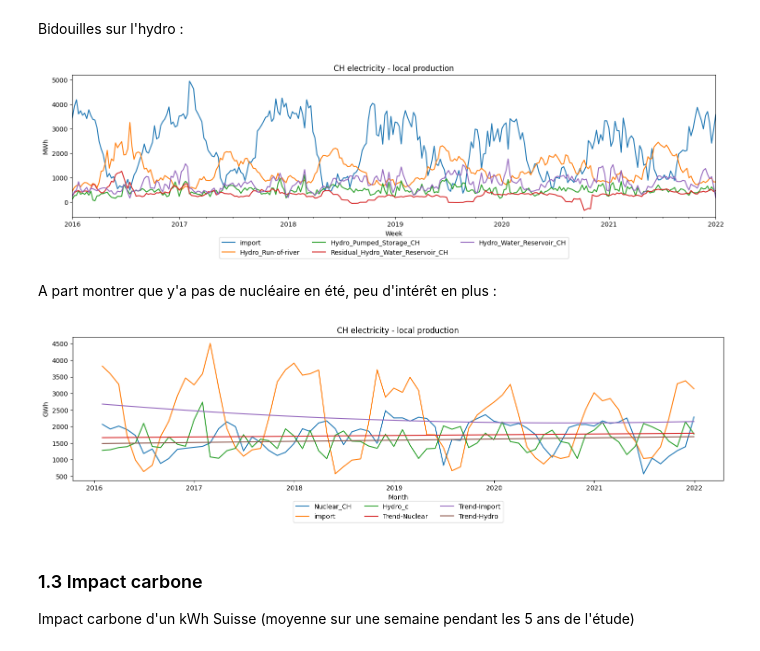
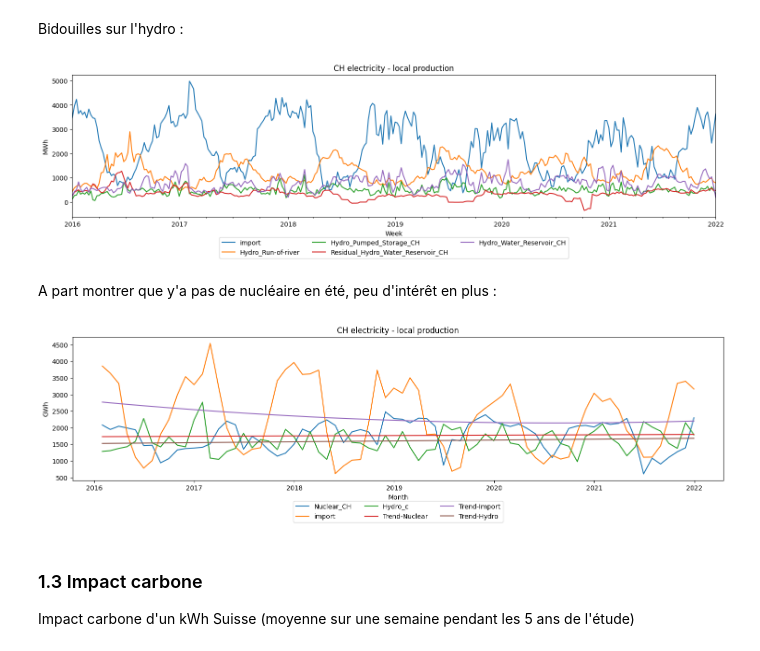
Before and after one commit to LESBAT-HEIG-VD/EcoDynElec, a Jupyter notebook: etude_stat/etude_gwp_impact.ipynb, the cells around one changed output. Drawn from its saved outputs; the diff is of its cells as text; code cells hidden in the pictures.

```diff
--- a/etude_stat/etude_gwp_impact.ipynb
+++ b/etude_stat/etude_gwp_impact.ipynb
@@ -225,21 +227,21 @@ Bidouilles sur l'hydro :
 # %%
 fig, ax1 = plt.subplots(1, 1, figsize=(18, 4))
 ax1.set_title('CH electricity - local production')
 
-df = raw_production['raw_df'].resample('W').mean()
+df = raw_consumption_by_src['raw_df'].resample('W').mean()
 df = df.drop(df.loc[:, [not k.endswith('CH') or 'Mix' in k for k in df.columns]], axis=1)
 #local_cols = df.mean().nlargest(6).index.tolist()
 local_cols = ['Residual_Hydro_Run-of-river_and_poundage_CH', 'Hydro_Run-of-river_and_poundage_CH']
 df['Hydro_Run-of-river'] = df[local_cols].sum(axis=1)
-df['import'] = (raw_production['df']['sum'] - raw_production['df']['CH']).resample('W').mean()
+df['import'] = (raw_consumption_by_src['df']['sum'] - raw_consumption_by_src['df']['CH']).resample('W').mean()
 df[['import', 'Hydro_Run-of-river', 'Hydro_Pumped_Storage_CH', 'Residual_Hydro_Water_Reservoir_CH',
     'Hydro_Water_Reservoir_CH']].plot(ax=ax1, legend=False)
 plt.xlabel('Week')
 plt.ylabel('MWh')
 
 ax1.legend(loc='upper center', ncol=3, bbox_to_anchor=(0.5, -0.12));
 # %% [output]
-[figure, old version]
+[figure, new version]
 # %% [markdown]
 A part montrer que y'a pas de nucléaire en été, peu d'intérêt en plus :
 # %%
@@ -248,12 +250,12 @@ from etude_stat.analysis_functions import plot_trend
 fig, ax1 = plt.subplots(1, 1, figsize=(18, 4))
 ax1.set_title('CH electricity - local production')
 
-df = raw_production['raw_df'].resample('M').mean()
+df = raw_consumption_by_src['raw_df'].resample('M').mean()
 df = df.drop(df.loc[:, [not k.endswith('CH') or 'Mix' in k for k in df.columns]], axis=1)
 #local_cols = df.mean().nlargest(6).index.tolist()
 local_cols = ['Residual_Hydro_Water_Reservoir_CH', 'Hydro_Pumped_Storage_CH', 'Hydro_Water_Reservoir_CH']
 df['Hydro_c'] = df[local_cols].sum(axis=1)
-df['import'] = (raw_production['df']['sum'] - raw_production['df']['CH']).resample('M').mean()
+df['import'] = (raw_consumption_by_src['df']['sum'] - raw_consumption_by_src['df']['CH']).resample('M').mean()
 cols = ['Nuclear_CH', 'import', 'Hydro_c']
 for col in cols:
     ax1.plot(df.index, df[col], label=col)
@@ -265,7 +267,7 @@ plt.ylabel('GWh')
 
 ax1.legend(loc='upper center', ncol=3, bbox_to_anchor=(0.5, -0.12));
 # %% [output]
-[figure, old version]
+[figure, new version]
 # %% [markdown]
 ### 1.3 Impact carbone
 
```
Also changed, not shown: parts of 14 cells of this notebook.
